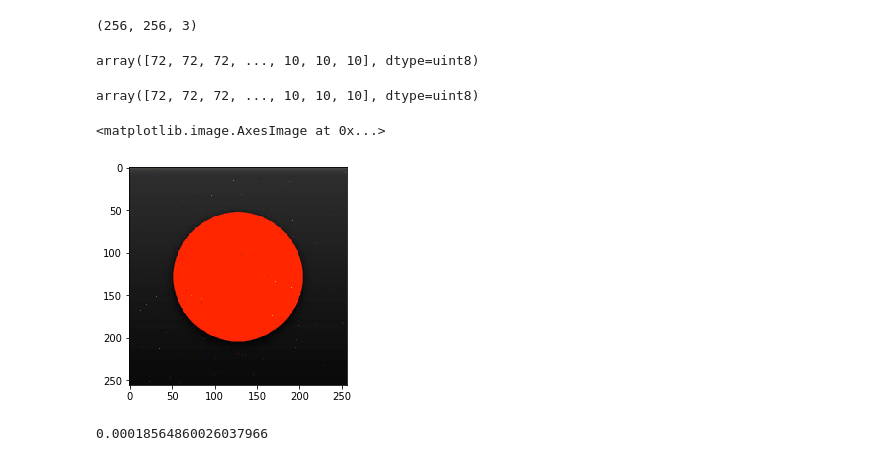
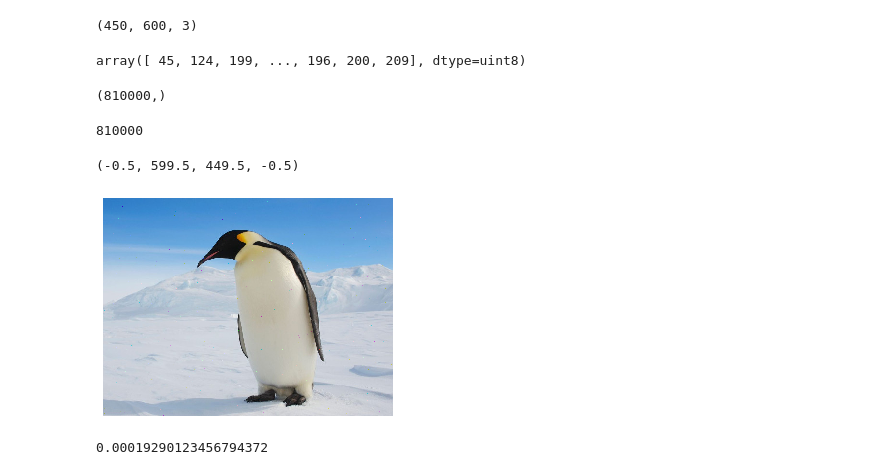
Before and after one commit to rafaelmcam/gr-ITpp, a Jupyter notebook: examples/Simulação BPSK/Transmissão RedDot Usando Chunks/Chunks.ipynb, the cells around one changed output. Cells and saved outputs as stored; diff of their text form; code cells hidden in the pictures.

```diff
--- a/examples/Simulação BPSK/Transmissão RedDot Usando Chunks/Chunks.ipynb
+++ b/examples/Simulação BPSK/Transmissão RedDot Usando Chunks/Chunks.ipynb
@@ -5,39 +5,44 @@ import numpy as np
 %matplotlib inline
 
 
-img_penguin = cv2.imread("red_dot.jpg", cv2.IMREAD_UNCHANGED)
-img_penguin = cv2.cvtColor(img_penguin, cv2.COLOR_BGR2RGB)
+img = cv2.imread("penguin.jpg", cv2.IMREAD_UNCHANGED)
+img = cv2.cvtColor(img, cv2.COLOR_BGR2RGB)
 
-print(img_penguin.shape)
+print(img.shape)
 
-with open("penguin_data.data", "wb") as f:
-    f.write(img_penguin.ravel())
+with open("img_data.data", "wb") as f:
+    f.write(img.ravel())
 
-with open("penguin_data.data", "rb") as f:
+with open("img_data.data", "rb") as f:
     teste_leitura = f.read()
 teste_leitura = np.frombuffer(teste_leitura, dtype = np.uint8)
 # %% [output]
-(256, 256, 3)
+(450, 600, 3)
 # %%
 teste_leitura
 # %% [output]
-array([72, 72, 72, ..., 10, 10, 10], dtype=uint8)
+array([ 45, 124, 199, ..., 196, 200, 209], dtype=uint8)
 # %%
 with open("chunk_sink.data", "rb") as f:
     read = f.read()
 read = np.frombuffer(read, dtype = np.uint8)
 # %%
-read
+read.shape
 # %% [output]
-array([72, 72, 72, ..., 10, 10, 10], dtype=uint8)
+(810000,)
+# %%
+450 * 600 * 3
+# %% [output]
+810000
 # %%
-plt.imshow(read.reshape(256, 256, 3))
-## plt.axis("off")
+plt.imshow(read.reshape(450, 600, 3))
+plt.axis("off")
 # plt.savefig("8dB-SemBCH(15,7,2)", bbox_inches = 'tight', pad_inches = 0, dpi = 600)
 # %% [output]
-<matplotlib.image.AxesImage at 0x...>
+(-0.5, 599.5, 449.5, -0.5)
-[figure, old version]
+[figure, new version]
 # %%
+## BER
 1 - np.mean(np.equal(np.unpackbits(teste_leitura), np.unpackbits(read)))
 # %% [output]
-0.00018564860026037966
+0.00019290123456794372
```
Also changed, not shown: 3 other files.
